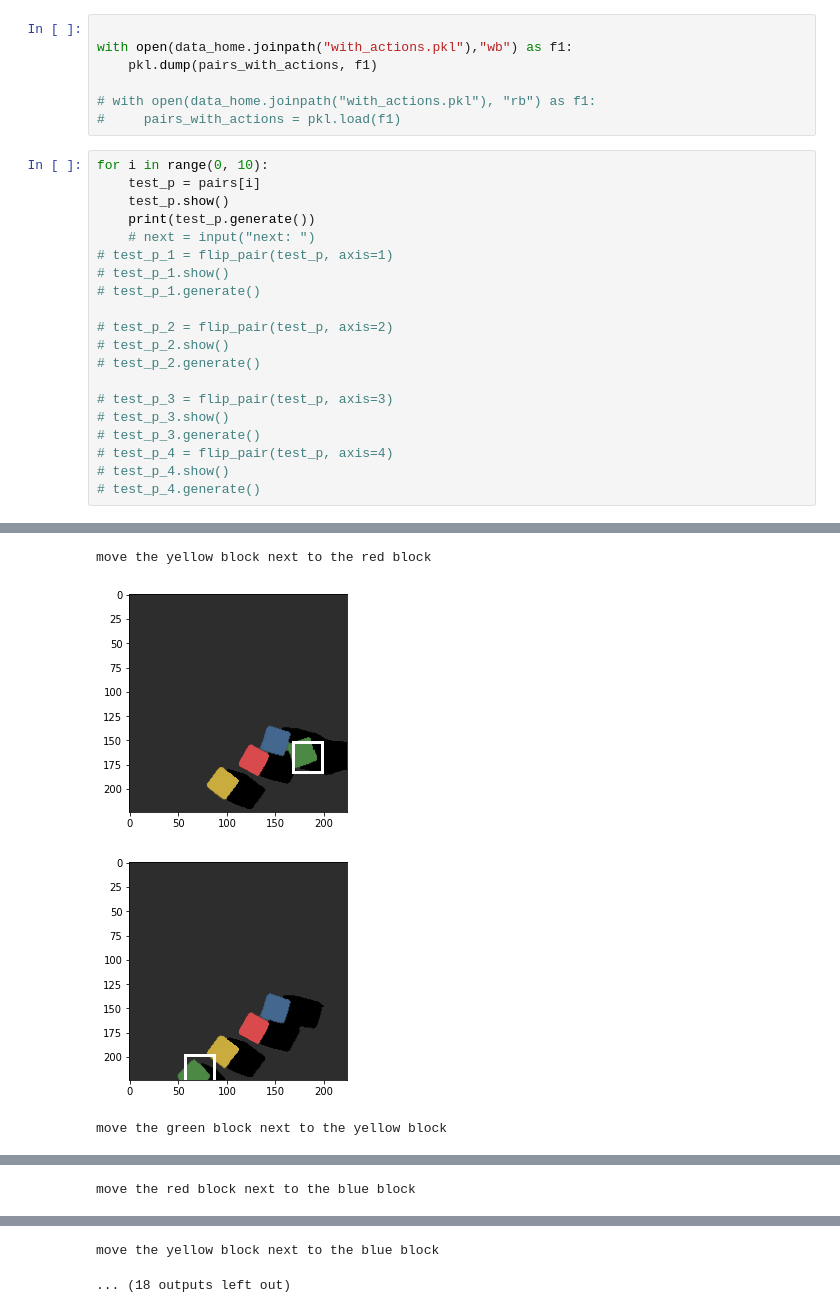
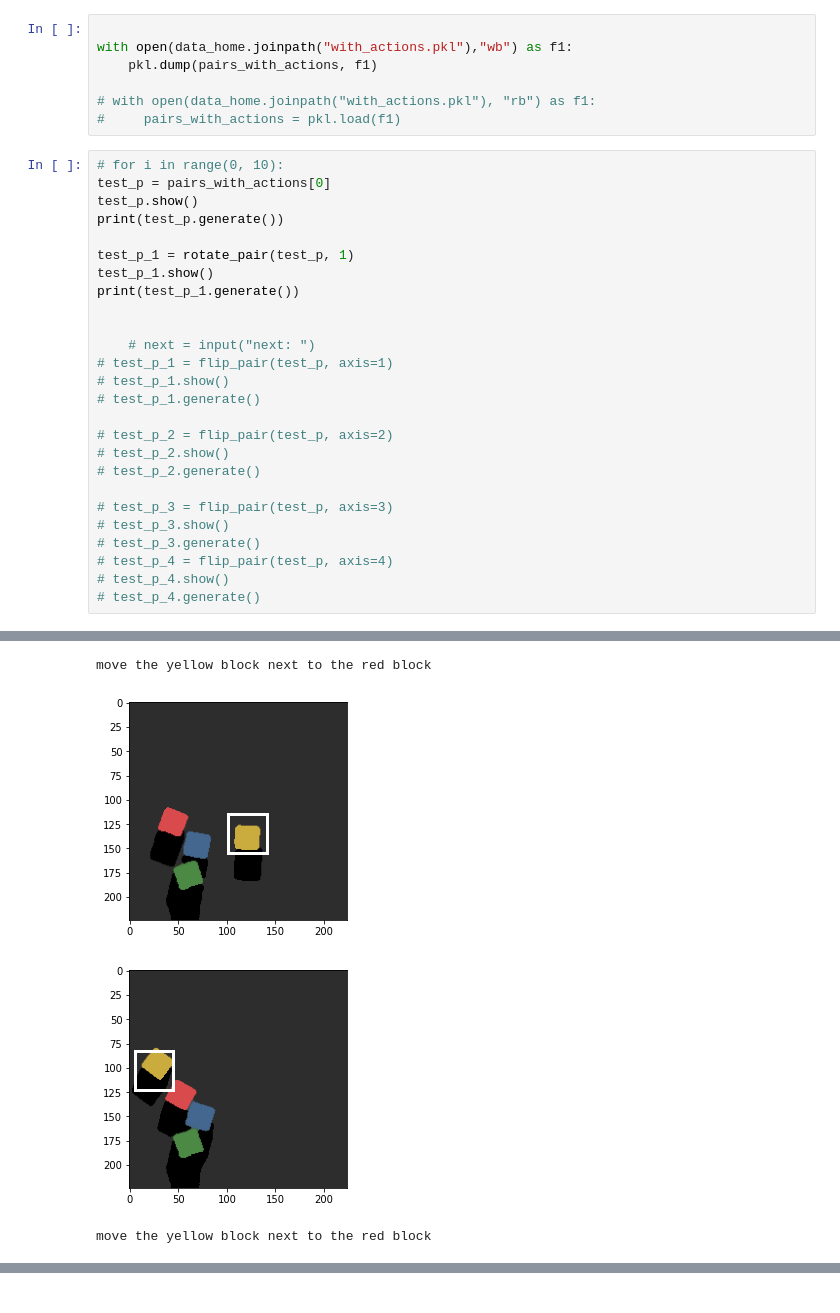
Before and after one commit to jhu-lcsr/good_robot, a Jupyter notebook: blocks_data/explore_gr_data_clean.ipynb, the cells around one changed output, grey strips where cells are left out. Saved outputs shown, nothing was run; the diff lists cells and outputs as text.

```diff
--- a/blocks_data/explore_gr_data_clean.ipynb
+++ b/blocks_data/explore_gr_data_clean.ipynb
@@ -42,10 +42,16 @@ with open(data_home.joinpath("with_actions.pkl"),"wb") as f1:
 # with open(data_home.joinpath("with_actions.pkl"), "rb") as f1:
 #     pairs_with_actions = pkl.load(f1)
 # %%
-for i in range(0, 10):
-    test_p = pairs[i]
-    test_p.show()
-    print(test_p.generate())
+# for i in range(0, 10):
+test_p = pairs_with_actions[0]
+test_p.show()
+print(test_p.generate())
+
+test_p_1 = rotate_pair(test_p, 1)
+test_p_1.show()
+print(test_p_1.generate())
+
+
     # next = input("next: ")
 # test_p_1 = flip_pair(test_p, axis=1)
 # test_p_1.show()
@@ -67,4 +73,4 @@ for i in range(0, 10):
 move the yellow block next to the red block
-[figure, old version]
+[figure, new version]
-[figure, old version]
+[figure, new version]
-move the green block next to the yellow block
+move the yellow block next to the red block
@@ -73 +76,0 @@ move the green block next to the yellow block
-move the red block next to the blue block
@@ -76,2 +76,0 @@ move the red block next to the blue block
-move the yellow block next to the blue block
-... (18 outputs left out)
```
Also changed, not shown: parts of 3 cells of this notebook, 5 other files.
